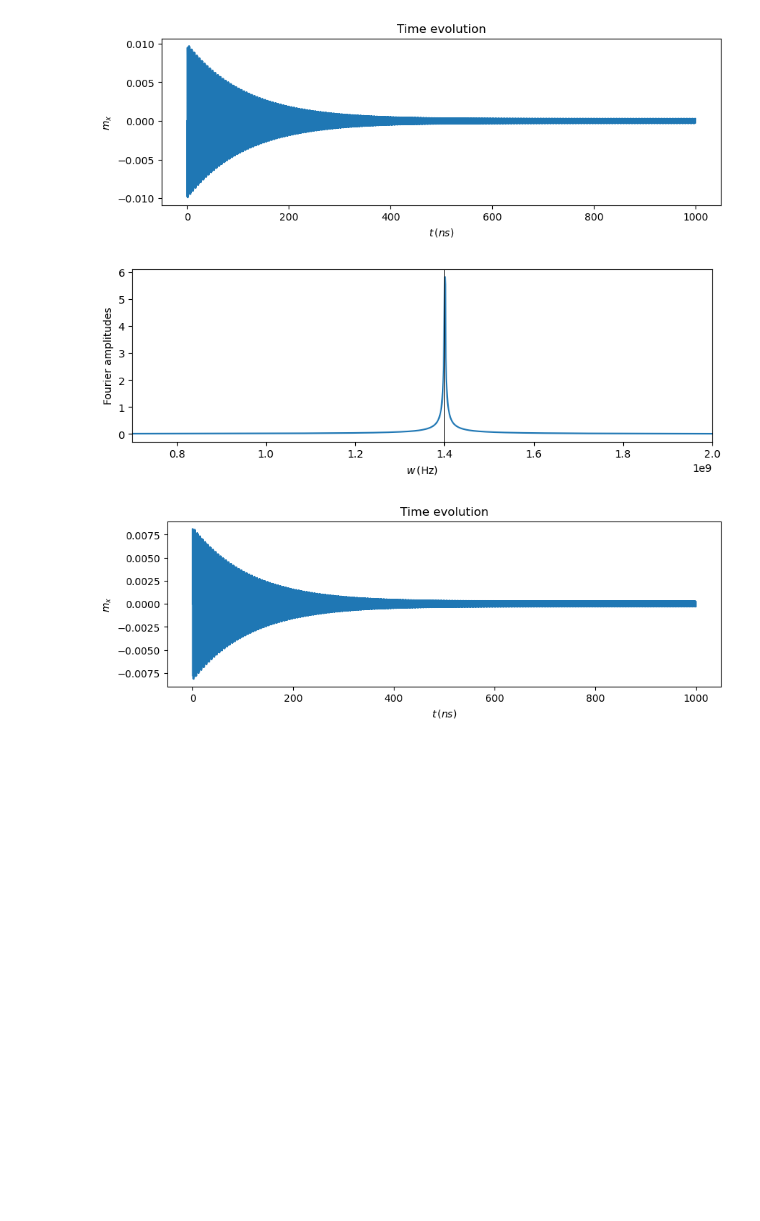
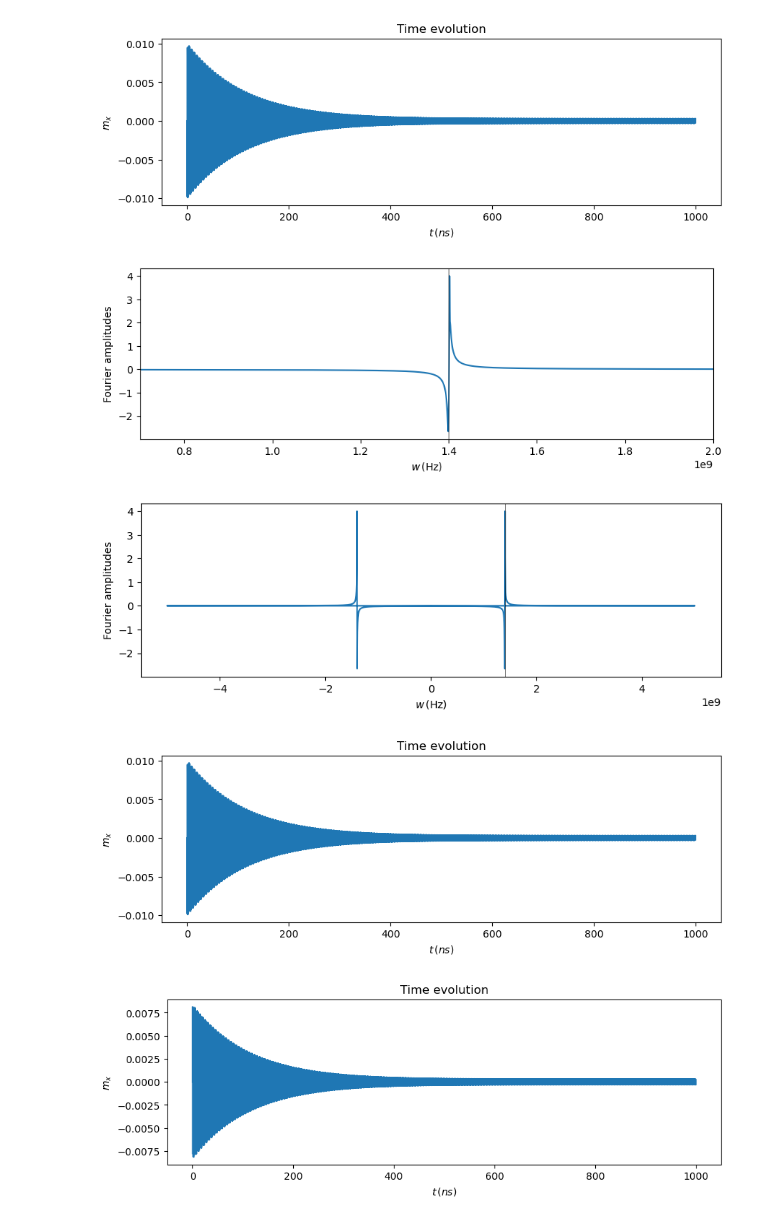
Before and after one commit to chuan97/magnetic-qed, a Jupyter notebook: sinc.ipynb, the cells around one changed output. Drawn from its saved outputs; the diff is of its cells as text; code cells hidden in the pictures; blank space fills up the shorter version.

```diff
--- a/sinc.ipynb
+++ b/sinc.ipynb
@@ -98,32 +107,50 @@ def polaritons(wz, wc, lam):
 # %%
 plt.rcParams['figure.figsize'] = (10, 3)
 
 N = 100
 tmax = 1000e-9
 alpha = 1e-3
 my0 = 0.01
 m0 = np.array([0, my0, np.sqrt(1 - my0**2)])
 gammaLL = 28e9 * 2*np.pi
 wz = 1.4e9
 Beff = np.array([0, 0, 2*np.pi*wz/gammaLL])
 t_eval = np.linspace(0, tmax, 10000)
 sol = solve_ivp(LLG, (0, tmax), m0, args=(Beff, gammaLL, alpha), t_eval=t_eval)
 ws, amps = fft_wrapper(sol.t, sol.y[0])
+alt_amps = fft(sol.y[0])
+alt_ws = fftfreq(len(sol.t), sol.t[1] - sol.t[0])
 
 plt.plot(sol.t * 1e9, sol.y[0])
 plt.ylabel(r'$m_x$')
 plt.xlabel(r'$t \, (ns)$')
 plt.title('Time evolution')
 plt.show()
+
 plt.plot(ws[:len(ws)//2], amps[:len(ws)//2])
 plt.xlim(0.7e9, 2e9)
 plt.ylabel('Fourier amplitudes')
 plt.xlabel(r'$w \, ({\rm Hz})$')
 plt.axvline(1.4e9, c='k', lw=0.5)
 plt.show()
+
+plt.plot(alt_ws, alt_amps)
+#plt.xlim(0.7e9, 2e9)
+plt.ylabel('Fourier amplitudes')
+plt.xlabel(r'$w \, ({\rm Hz})$')
+plt.axvline(1.4e9, c='k', lw=0.5)
+plt.show()
+
+plt.plot(sol.t * 1e9, ry)
+plt.ylabel(r'$m_x$')
+plt.xlabel(r'$t \, (ns)$')
+plt.title('Time evolution')
+plt.show()
 # %% [output]
 [figure]
-[figure, old version]
+[figure, new version]
+[figure, added]
+[figure, added]
 # %%
 plt.rcParams['figure.figsize'] = (10, 3)
 
```
Also changed, not shown: parts of 4 cells of this notebook, 1 other file.
